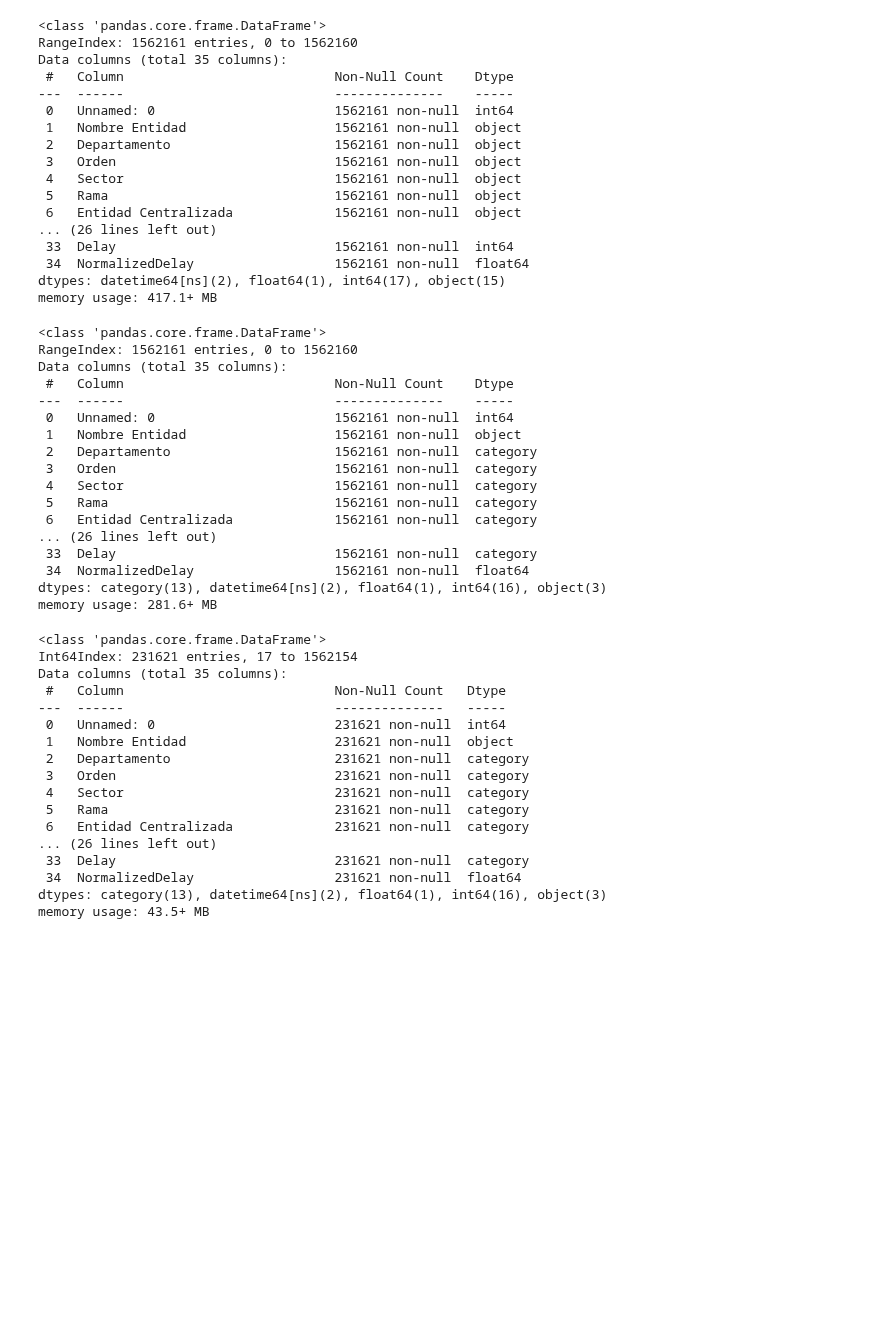
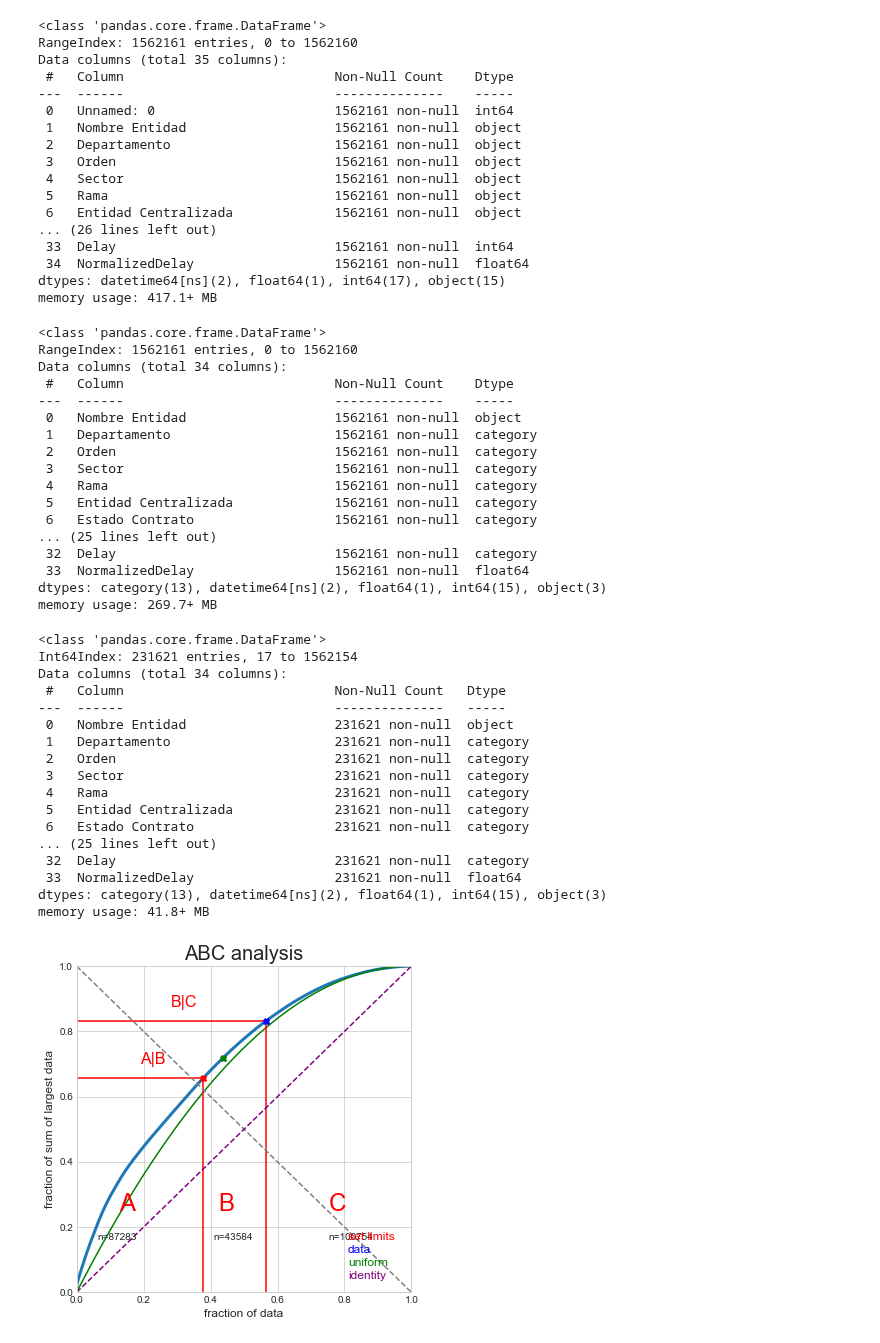
Before and after one commit to lumariaap15/secop-ds4a, a Jupyter notebook: delay_ranges.ipynb, the cells around one changed output. Cells and saved outputs as stored; diff of their text form; code cells hidden in the pictures; blank space fills up the shorter version.

```diff
--- a/delay_ranges.ipynb
+++ b/delay_ranges.ipynb
@@ -47,44 +64,46 @@ cat_cols = ['Departamento', 'Orden', 'Sector', 'Rama','Entidad Centralizada', 'E
             'Es Grupo','Es Pyme', 'Destino Gasto', 'EsPostConflicto', 'Delay']
 cat_values = {key:'category' for key in cat_cols}
 df = df.astype(cat_values)
+# %%
+df.drop(columns='Unnamed: 0', inplace=True)
 # %%
 df.info()
 # %% [output]
 <class 'pandas.core.frame.DataFrame'>
 RangeIndex: 1562161 entries, 0 to 1562160
-Data columns (total 35 columns):
+Data columns (total 34 columns):
  #   Column                           Non-Null Count    Dtype
 ---  ------                           --------------    -----
- 0   Unnamed: 0                       1562161 non-null  int64
- 1   Nombre Entidad                   1562161 non-null  object
- 2   Departamento                     1562161 non-null  category
- 3   Orden                            1562161 non-null  category
- 4   Sector                           1562161 non-null  category
- 5   Rama                             1562161 non-null  category
- 6   Entidad Centralizada             1562161 non-null  category
-... (26 lines left out)
- 33  Delay                            1562161 non-null  category
- 34  NormalizedDelay                  1562161 non-null  float64
-dtypes: category(13), datetime64[ns](2), float64(1), int64(16), object(3)
-memory usage: 281.6+ MB
+ 0   Nombre Entidad                   1562161 non-null  object
+ 1   Departamento                     1562161 non-null  category
+ 2   Orden                            1562161 non-null  category
+ 3   Sector                           1562161 non-null  category
+ 4   Rama                             1562161 non-null  category
+ 5   Entidad Centralizada             1562161 non-null  category
+ 6   Estado Contrato                  1562161 non-null  category
+... (25 lines left out)
+ 32  Delay                            1562161 non-null  category
+ 33  NormalizedDelay                  1562161 non-null  float64
+dtypes: category(13), datetime64[ns](2), float64(1), int64(15), object(3)
+memory usage: 269.7+ MB
 # %%
 df2 = df[df['Dias Adicionados']>0]
 df2.info()
 # %% [output]
 <class 'pandas.core.frame.DataFrame'>
 Int64Index: 231621 entries, 17 to 1562154
-Data columns (total 35 columns):
+Data columns (total 34 columns):
  #   Column                           Non-Null Count   Dtype
 ---  ------                           --------------   -----
- 0   Unnamed: 0                       231621 non-null  int64
- 1   Nombre Entidad                   231621 non-null  object
- 2   Departamento                     231621 non-null  category
- 3   Orden                            231621 non-null  category
- 4   Sector                           231621 non-null  category
- 5   Rama                             231621 non-null  category
- 6   Entidad Centralizada             231621 non-null  category
-... (26 lines left out)
- 33  Delay                            231621 non-null  category
- 34  NormalizedDelay                  231621 non-null  float64
-dtypes: category(13), datetime64[ns](2), float64(1), int64(16), object(3)
-memory usage: 43.5+ MB
+ 0   Nombre Entidad                   231621 non-null  object
+ 1   Departamento                     231621 non-null  category
+ 2   Orden                            231621 non-null  category
+ 3   Sector                           231621 non-null  category
+ 4   Rama                             231621 non-null  category
+ 5   Entidad Centralizada             231621 non-null  category
+ 6   Estado Contrato                  231621 non-null  category
+... (25 lines left out)
+ 32  Delay                            231621 non-null  category
+ 33  NormalizedDelay                  231621 non-null  float64
+dtypes: category(13), datetime64[ns](2), float64(1), int64(15), object(3)
+memory usage: 41.8+ MB
@@ -92,0 +110,4 @@ df2
+# %%
+df_de_ABC = abc(df2['NormalizedDelay'], True)
+# %% [output]
+[figure, added]
```
Also changed, not shown: parts of 26 cells of this notebook.
